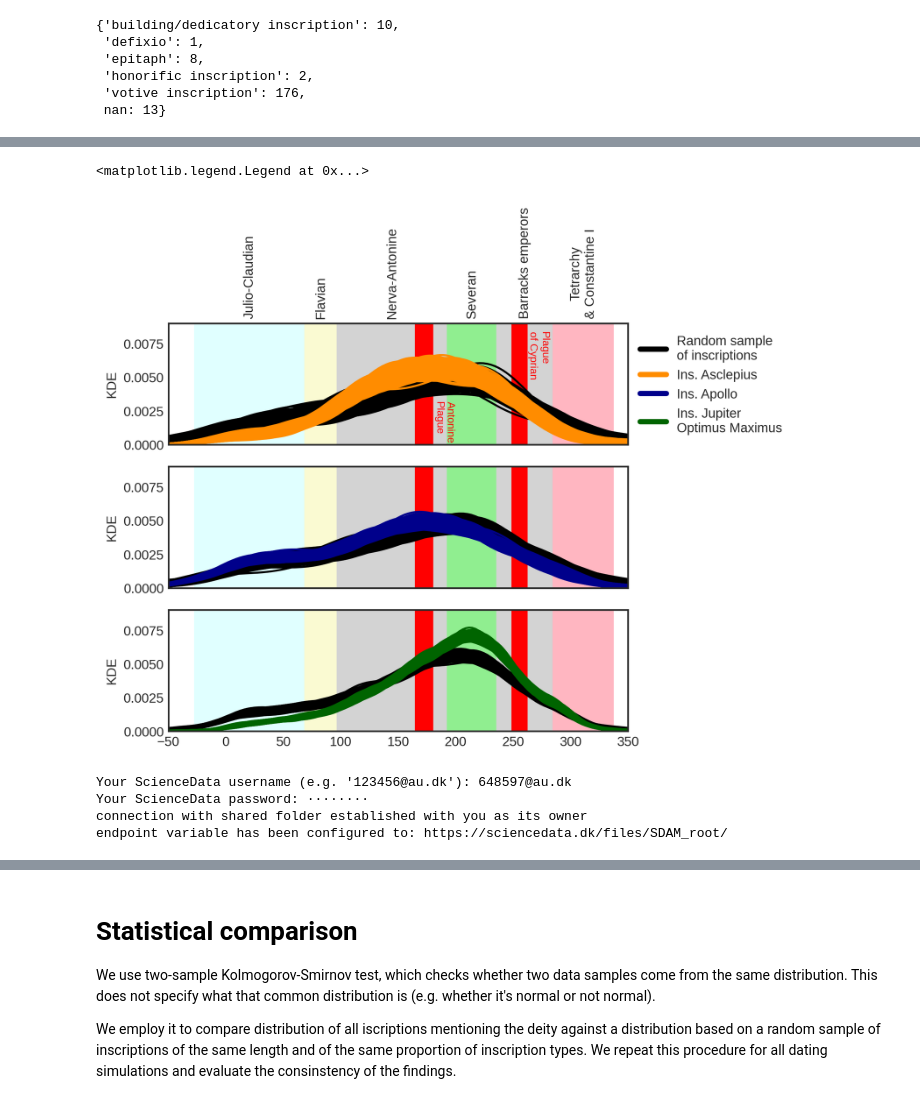
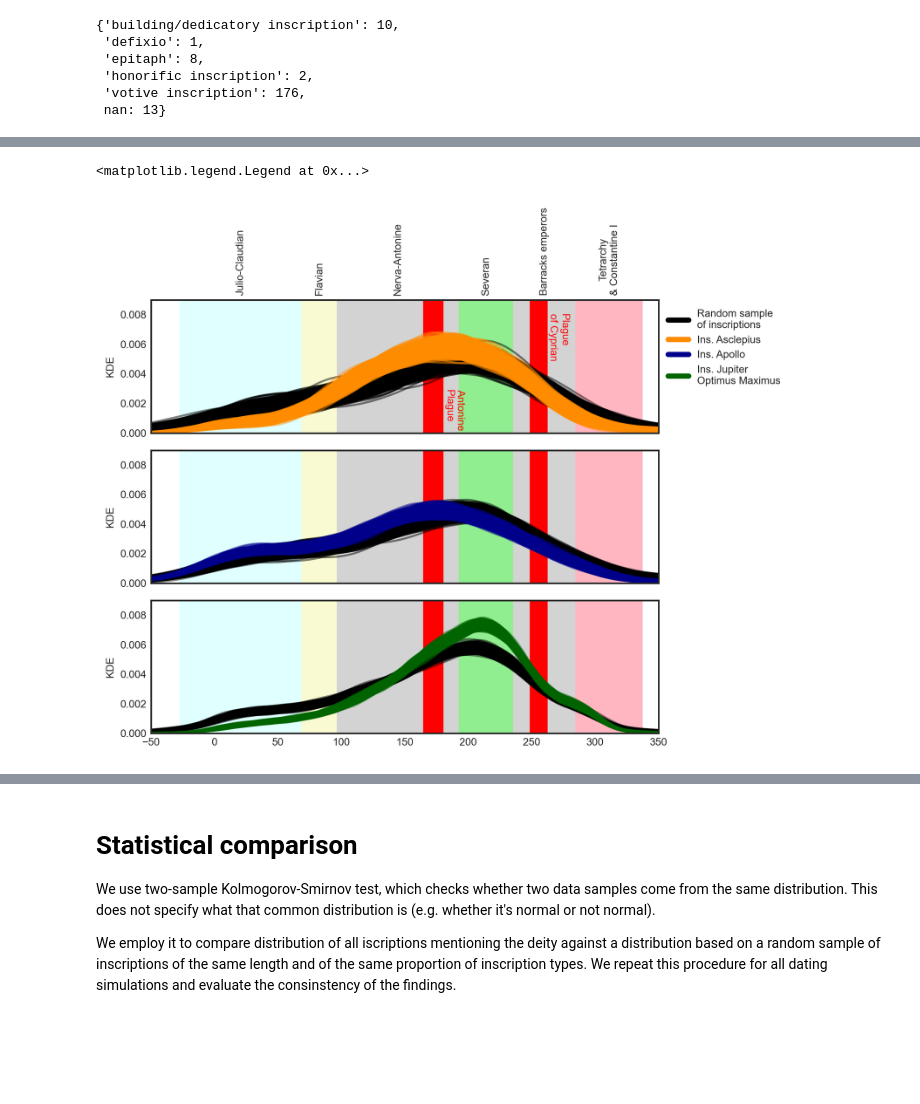
Before and after one commit to sdam-au/ASCNET, a Jupyter notebook: scripts/2_temporal.ipynb, the cells around one changed output, grey strips where cells are left out. Cells and saved outputs as stored; diff of their text form; code cells hidden in the pictures; blank space fills up the shorter version.

```diff
--- a/scripts/2_temporal.ipynb
+++ b/scripts/2_temporal.ipynb
@@ -401,12 +403,5 @@ print(len(var_data_jupiter_control[0]))
 # %%
 %%time
-
-plt.style.use("seaborn-white")
-plt.rcParams['figure.dpi'] = 300
-#plt.rcParams['font.family'] = "sans-serif"
-#plt.rcParams['font.sans-serif'] = "Arial"
-#plt.rcParams['font.size'] = 8
-
 # timeconsuming, because of the KDE involved
 n_sims = 1000
 labels=[key for key in periods.keys()]
@@ -483,9 +478,2 @@ Wall time: 1min 24s
 <matplotlib.legend.Legend at 0x...>
-[figure, old version]
+[figure, new version]
-# %%
-s = sddk.cloudSession("sciencedata.dk", "SDAM_root", "648597@au.dk")
-# %% [output]
-Your ScienceData username (e.g. '123456@au.dk'): 648597@au.dk
-Your ScienceData password: ········
-connection with shared folder established with you as its owner
-endpoint variable has been configured to: https://sciencedata.dk/files/SDAM_root/
```
Also changed, not shown: parts of 34 cells of this notebook, 6 other files.
